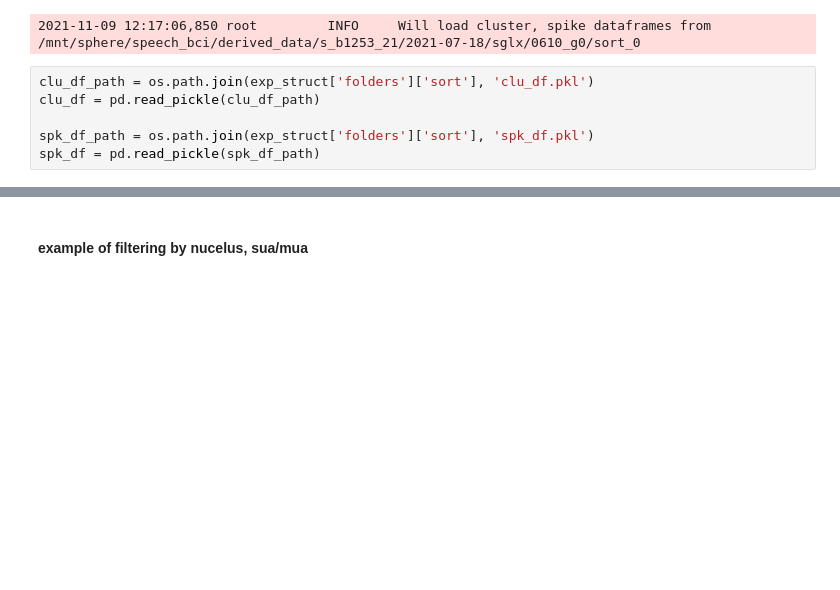
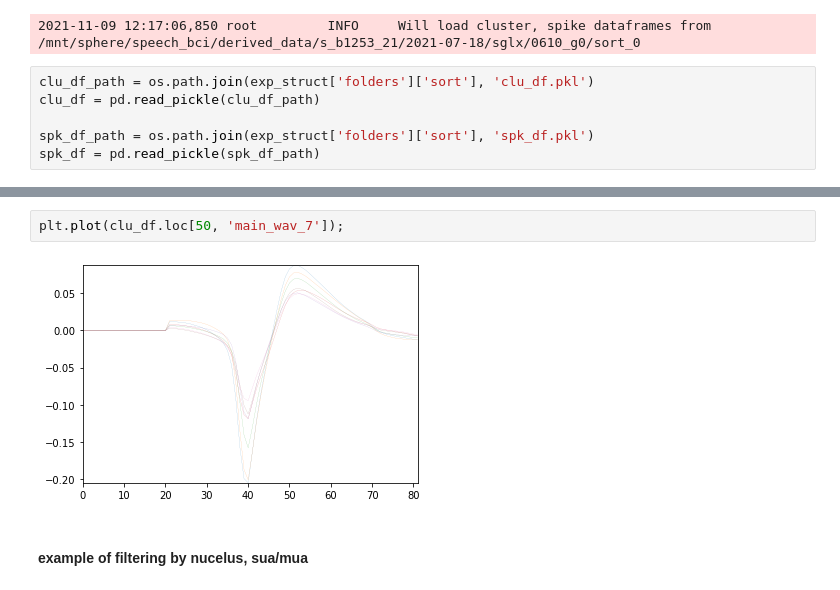
Before and after one commit to zekearneodo/ceciestunepipe, a Jupyter notebook: sglx_pipe-bout_rasters-s_b1253_21-20210718_pouli.ipynb, the cells around one changed output, grey strips where cells are left out. Drawn from its saved outputs; the diff is of its cells as text; blank space fills up the shorter version.

```diff
--- a/sglx_pipe-bout_rasters-s_b1253_21-20210718_pouli.ipynb
+++ b/sglx_pipe-bout_rasters-s_b1253_21-20210718_pouli.ipynb
@@ -182,6 +203,10 @@ clu_df.head(1)
 # %% [output]
 |  | cluster_id | KSLabel | template | max_chans | main_chan | main_7 | main_wav_7 | nucleus |
 | 1 | 1 | good | [[0.0, 0.0, 0.0, 0.0, 0.0, 0.0, 0... | [1, 0, 2, 3, 5, 6, 4, 13, 9, 7, 1... | 1 | [0, 1, 2, 3, 4, 5, 6] | [[0.0, 0.0, 0.0, 0.0, 0.0, 0.0, 0... | NaN |
+# %%
+plt.plot(clu_df.loc[50, 'main_wav_7']);
+# %% [output]
+[figure, added]
 # %% [markdown]
 #### example of filtering by nucelus, sua/mua
 # %%
```
Also changed, not shown: parts of 10 cells of this notebook, 5 other files.
